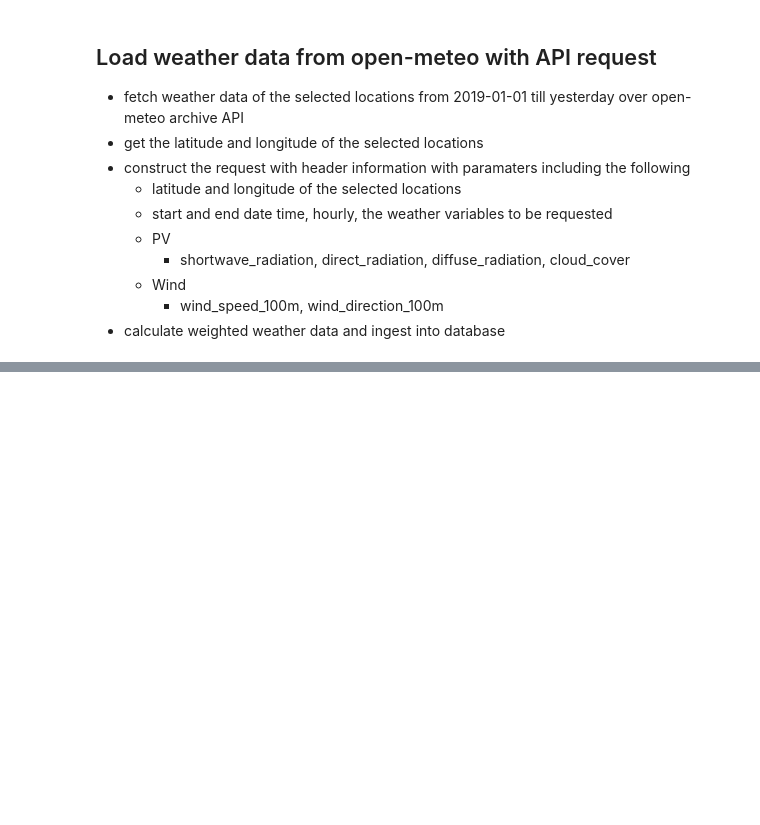
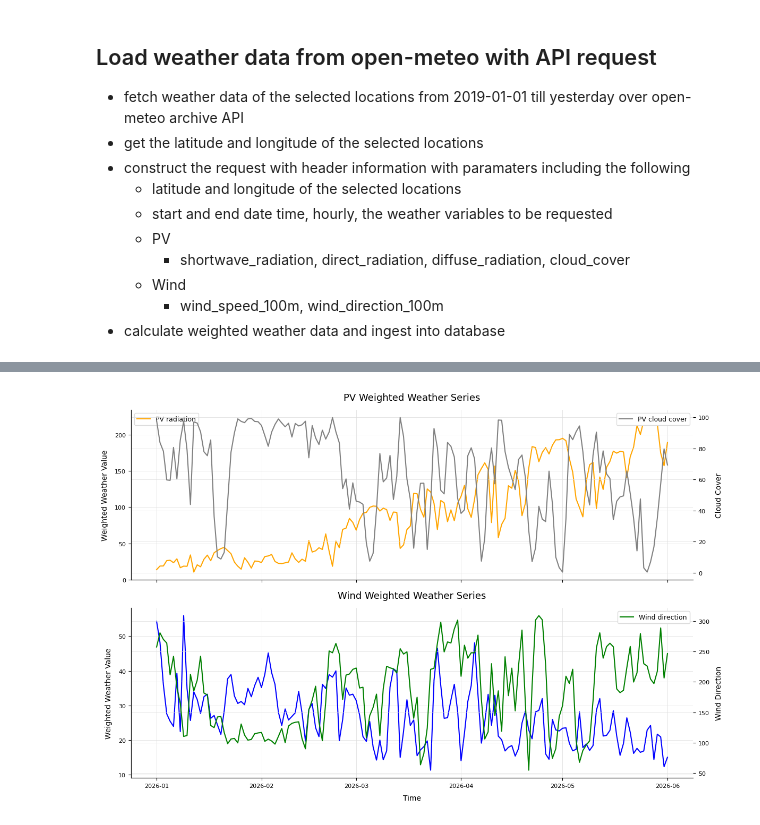
Before and after one commit to SW-oasen/electricity_price_forecast, a Jupyter notebook: notebook/03_fetch_aggregate_weather.ipynb, the cells around one changed output, grey strips where cells are left out. Cells and saved outputs as stored; diff of their text form; code cells hidden in the pictures; blank space fills up the shorter version.

```diff
--- a/notebook/03_fetch_aggregate_weather.ipynb
+++ b/notebook/03_fetch_aggregate_weather.ipynb
@@ -188,0 +239,40 @@ Current Open-Meteo data status:
+# %%
+# Plot PV and wind weather series of 2026 for visual inspection
+df_agg_pv_pivot = df_agg_pv.pivot(index='time', columns='series_id', values='value')
+
+df_agg_pv_pivot = df_agg_pv.pivot(index="time", columns="series_id", values="value")
+df_pv_2026 = df_agg_pv_pivot[df_agg_pv_pivot.index.year == 2026]
+df_agg_pv_2026_daily = df_pv_2026.resample("D").mean().reset_index()
+
+df_agg_pv_2026_daily["radiation"] = df_agg_pv_2026_daily.filter(regex="radiation").mean(axis=1)
+df_agg_pv_2026_daily["cloud_cover"] = df_agg_pv_2026_daily.filter(regex="cloud_cover").mean(axis=1)
+
+df_agg_wind_pivot = df_agg_wind.pivot(index="time", columns="series_id", values="value")
+df_wind_2026 = df_agg_wind_pivot[df_agg_wind_pivot.index.year == 2026]
+df_agg_wind_2026_daily = df_wind_2026.resample("D").mean().reset_index()
+
+fig, axes = plt.subplots(2, 1, figsize=(12, 8),
+                            sharex=True, sharey=False)
+axes[0].plot(df_agg_pv_2026_daily['time'], df_agg_pv_2026_daily['radiation'], label='PV radiation', color='orange')
+axes_0_twinx = axes[0].twinx()
+axes_0_twinx.plot(df_agg_pv_2026_daily['time'], df_agg_pv_2026_daily['cloud_cover'], label='PV cloud cover', color='grey')
+
+axes[0].set_title('PV Weighted Weather Series')
+axes[0].set_ylabel('Weighted Weather Value')
+axes[0].legend()
+axes_0_twinx.set_ylabel('Cloud Cover')
+axes_0_twinx.legend(loc='upper right')
+
+axes[1].plot(df_agg_wind_2026_daily['time'], df_agg_wind_2026_daily['wind_weather_wind_speed_100m'], label='Wind speed', color='blue')
+axes_1_twinx = axes[1].twinx()
+axes_1_twinx.plot(df_agg_wind_2026_daily['time'], df_agg_wind_2026_daily['wind_weather_wind_direction_100m'], label='Wind direction', color='green')
+axes[1].set_title('Wind Weighted Weather Series')
+axes[1].set_xlabel('Time')
+axes[1].set_ylabel('Weighted Weather Value')
+axes[1].legend()
+axes_1_twinx.set_ylabel('Wind Direction')
+axes_1_twinx.legend(loc='upper right')
+plt.tight_layout()
+plt.show()
+# %% [output]
+[figure, added]
```
Also changed, not shown: parts of 7 cells of this notebook, 23 other files.
